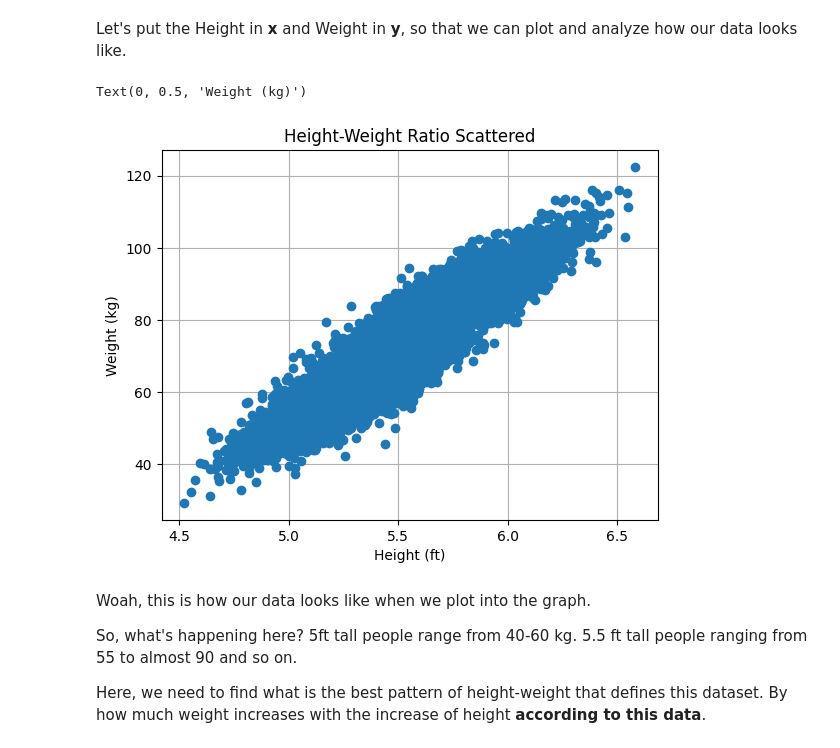
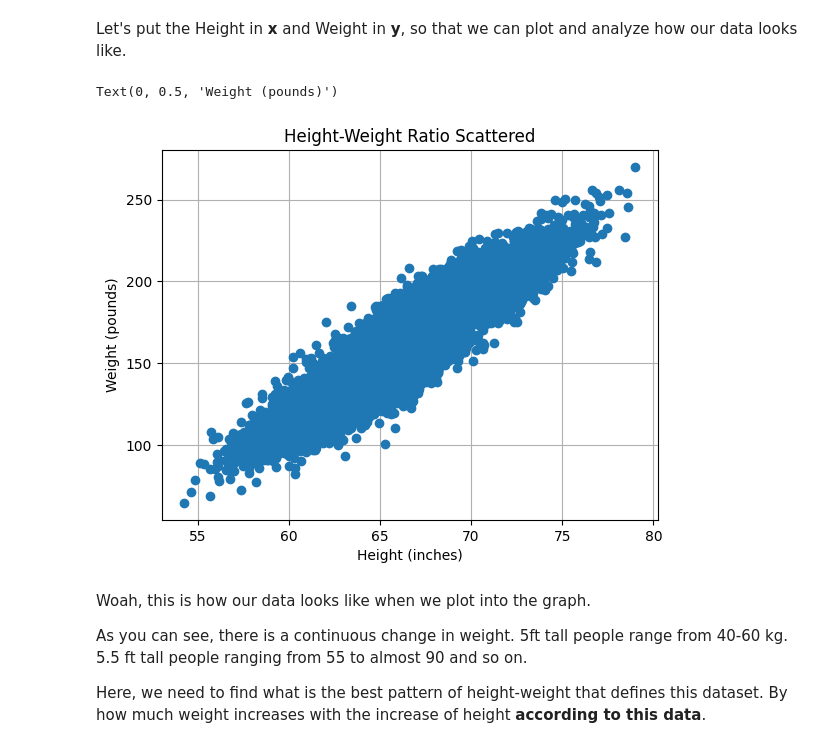
Before and after one commit to suyogly/linear-regression, a Jupyter notebook: intro.ipynb, the cells around one changed output. Cells and saved outputs as stored; diff of their text form; code cells hidden in the pictures.

```diff
--- a/intro.ipynb
+++ b/intro.ipynb
@@ -34,7 +34,7 @@ We will be using Numpy for calculations and Matplotlib for plotting the data.
 
 Now let's import the Height-Weight dataset.
 # %%
-data = np.loadtxt("/kaggle/input/weight-hight-dataset/weight-height (1).csv", delimiter=",", skiprows=1, usecols=(1, 2))
+data = np.loadtxt("/kaggle/input/weight-hight-dataset/weight-height (1).csv", delimiter=",", skiprows=1, usecols=(1, 2), dtype="float")
 print(data)
 print(f"\n {data.shape}")
 # %% [output]
@@ -54,21 +54,21 @@ And we have 10 thousand rows and 2 columns. That's a lot of data there.
 # %% [markdown]
 Let's put the Height in **x** and Weight in **y**, so that we can plot and analyze how our data looks like.
 # %%
-x = (data[:, 0]/12)
-y = (data[:, 1]/2.205)
+x = (data[:, 0])
+y = (data[:, 1])
 # %%
 plt.plot(x, y, "o")
 plt.grid(True)
 plt.title("Height-Weight Ratio Scattered")
-plt.xlabel("Height (ft)")
-plt.ylabel("Weight (kg)")
+plt.xlabel("Height (inches)")
+plt.ylabel("Weight (pounds)")
 # %% [output]
-Text(0, 0.5, 'Weight (kg)')
+Text(0, 0.5, 'Weight (pounds)')
-[figure, old version]
+[figure, new version]
 # %% [markdown]
 Woah, this is how our data looks like when we plot into the graph.
 
-So, what's happening here?
+As you can see, there is a continuous change in weight.
 5ft tall people range from 40-60 kg.
 5.5 ft tall people ranging from 55 to almost 90 and so on.
 
```
Also changed, not shown: parts of 14 cells of this notebook.
